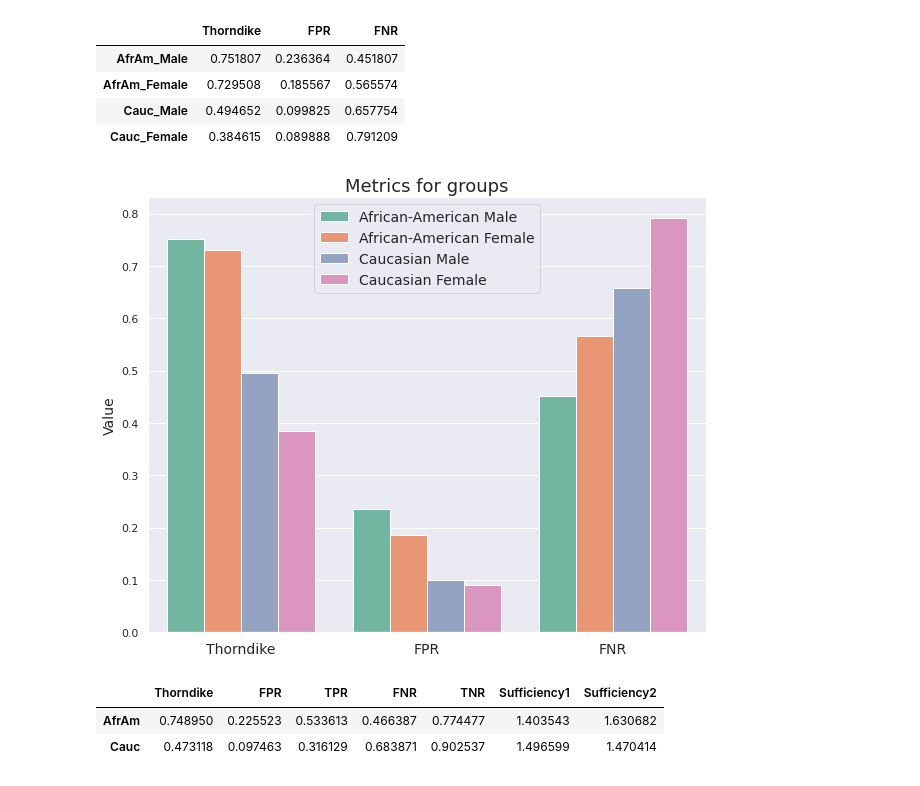
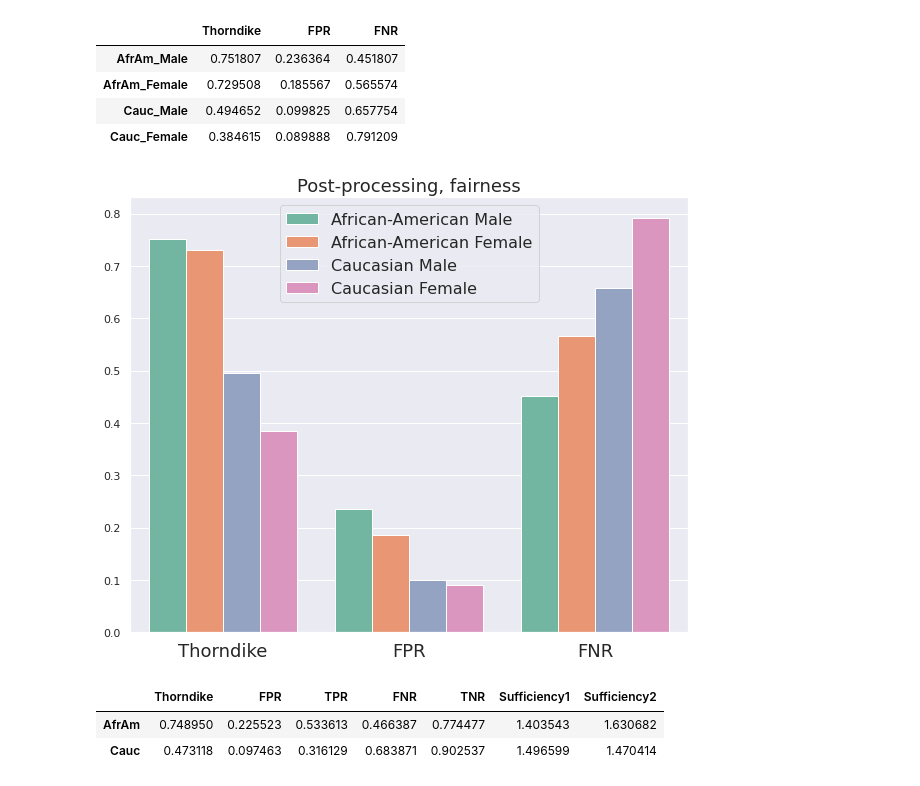
Before and after one commit to llmlks/fairness-recidivism, a Jupyter notebook: Project3.ipynb, the cells around one changed output. Drawn from its saved outputs; the diff is of its cells as text; code cells hidden in the pictures.

```diff
--- a/Project3.ipynb
+++ b/Project3.ipynb
@@ -406,25 +408,25 @@ post_processing
 # %%
 th_df = post_processing.assign(Group=[
     'African-American Male', 'African-American Female', 'Caucasian Male', 'Caucasian Female'
 ]).melt(id_vars=['Group'], value_vars=['Thorndike', 'FPR', 'FNR'])
 
 
 plt.figure(figsize=(10, 8))
 sns.barplot(x="variable",
             y="value",
             hue="Group",
             data=th_df,
             palette='Set2'
            )
-plt.ylabel("Value", size=14)
+plt.ylabel('')
 plt.xlabel('')
-plt.xticks(fontsize=14)
-plt.legend(fontsize=14)
-plt.title("Metrics for groups", size=18)
+plt.xticks(fontsize=18)
+plt.legend(fontsize=16)
+plt.title("Post-processing, fairness", size=18)
 
 plt.show()
 # %% [output]
-[figure, old version]
+[figure, new version]
 # %%
 race
 # %% [output]
```
Also changed, not shown: parts of 2 cells of this notebook, 1 other file.
